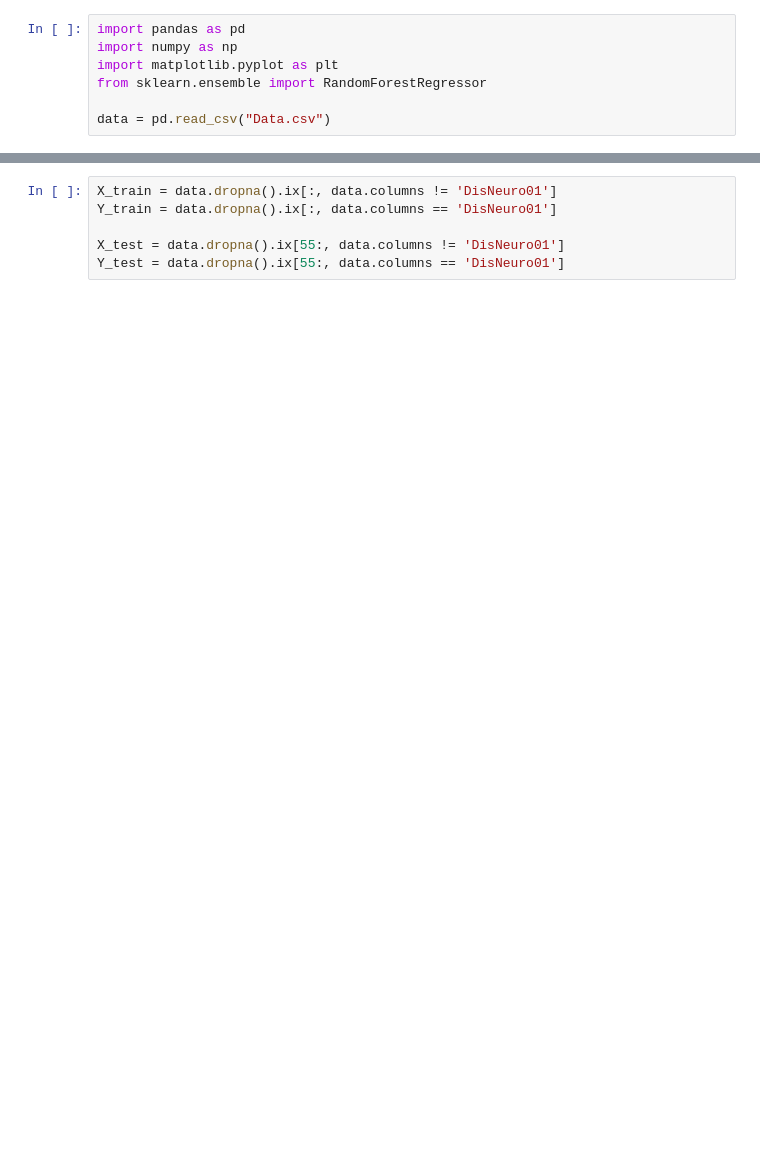
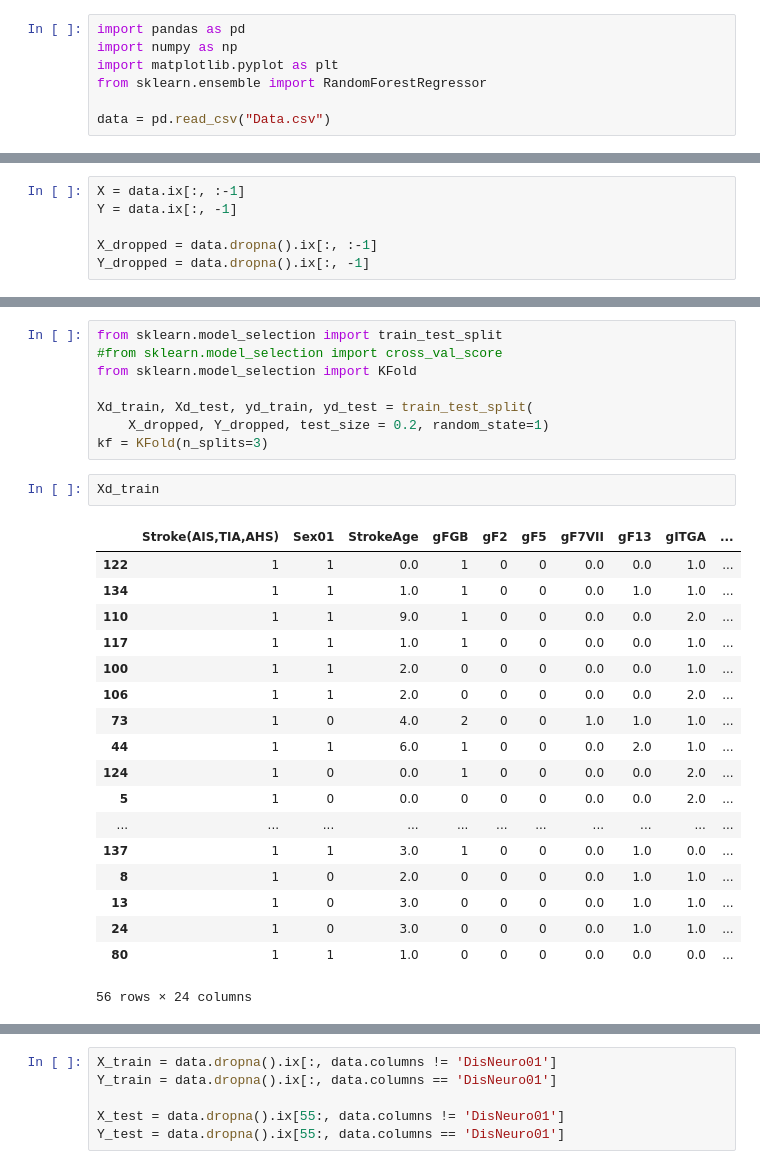
Before and after one commit to coffman21/d, a Jupyter notebook: d.ipynb, the cells around one changed output, grey strips where cells are left out. Saved outputs shown, nothing was run; the diff lists cells and outputs as text; blank space fills up the shorter version.

Commit message:
splitted

```diff
--- a/d.ipynb
+++ b/d.ipynb
@@ -9,0 +30,6 @@ data = data.drop(['Stroke(AIS,TIA,AHS)'], axis=1)
+# %%
+X = data.ix[:, :-1]
+Y = data.ix[:, -1]
+
+X_dropped = data.dropna().ix[:, :-1]
+Y_dropped = data.dropna().ix[:, -1]
@@ -9,0 +68,29 @@ data = data.drop(['Stroke(AIS,TIA,AHS)'], axis=1)
+# %%
+from sklearn.model_selection import train_test_split
+#from sklearn.model_selection import cross_val_score
+from sklearn.model_selection import KFold
+
+Xd_train, Xd_test, yd_train, yd_test = train_test_split(
+    X_dropped, Y_dropped, test_size = 0.2, random_state=1)
+kf = KFold(n_splits=3)
+# %%
+Xd_train
+# %% [output]
+|  | Stroke(AIS,TIA,AHS) | Sex01 | StrokeAge | gFGB | gF2 | gF5 | gF7VII | gF13 | gITGA | ... |
+| 122 | 1 | 1 | 0.0 | 1 | 0 | 0 | 0.0 | 0.0 | 1.0 | ... |
+| 134 | 1 | 1 | 1.0 | 1 | 0 | 0 | 0.0 | 1.0 | 1.0 | ... |
+| 110 | 1 | 1 | 9.0 | 1 | 0 | 0 | 0.0 | 0.0 | 2.0 | ... |
+| 117 | 1 | 1 | 1.0 | 1 | 0 | 0 | 0.0 | 0.0 | 1.0 | ... |
+| 100 | 1 | 1 | 2.0 | 0 | 0 | 0 | 0.0 | 0.0 | 1.0 | ... |
+| 106 | 1 | 1 | 2.0 | 0 | 0 | 0 | 0.0 | 0.0 | 2.0 | ... |
+| 73 | 1 | 0 | 4.0 | 2 | 0 | 0 | 1.0 | 1.0 | 1.0 | ... |
+| 44 | 1 | 1 | 6.0 | 1 | 0 | 0 | 0.0 | 2.0 | 1.0 | ... |
+| 124 | 1 | 0 | 0.0 | 1 | 0 | 0 | 0.0 | 0.0 | 2.0 | ... |
+| 5 | 1 | 0 | 0.0 | 0 | 0 | 0 | 0.0 | 0.0 | 2.0 | ... |
+| ... | ... | ... | ... | ... | ... | ... | ... | ... | ... | ... |
+| 137 | 1 | 1 | 3.0 | 1 | 0 | 0 | 0.0 | 1.0 | 0.0 | ... |
+| 8 | 1 | 0 | 2.0 | 0 | 0 | 0 | 0.0 | 1.0 | 1.0 | ... |
+| 13 | 1 | 0 | 3.0 | 0 | 0 | 0 | 0.0 | 1.0 | 1.0 | ... |
+| 24 | 1 | 0 | 3.0 | 0 | 0 | 0 | 0.0 | 1.0 | 1.0 | ... |
+| 80 | 1 | 1 | 1.0 | 0 | 0 | 0 | 0.0 | 0.0 | 0.0 | ... |
+56 rows × 24 columns
```
Also changed, not shown: parts of 11 cells of this notebook, 1 other file.
